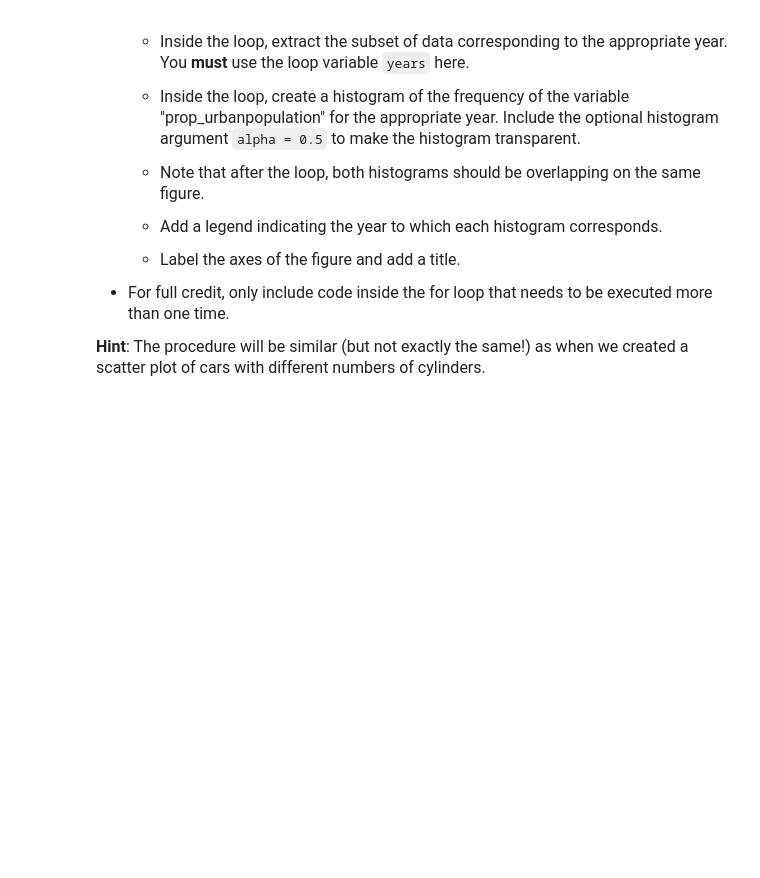
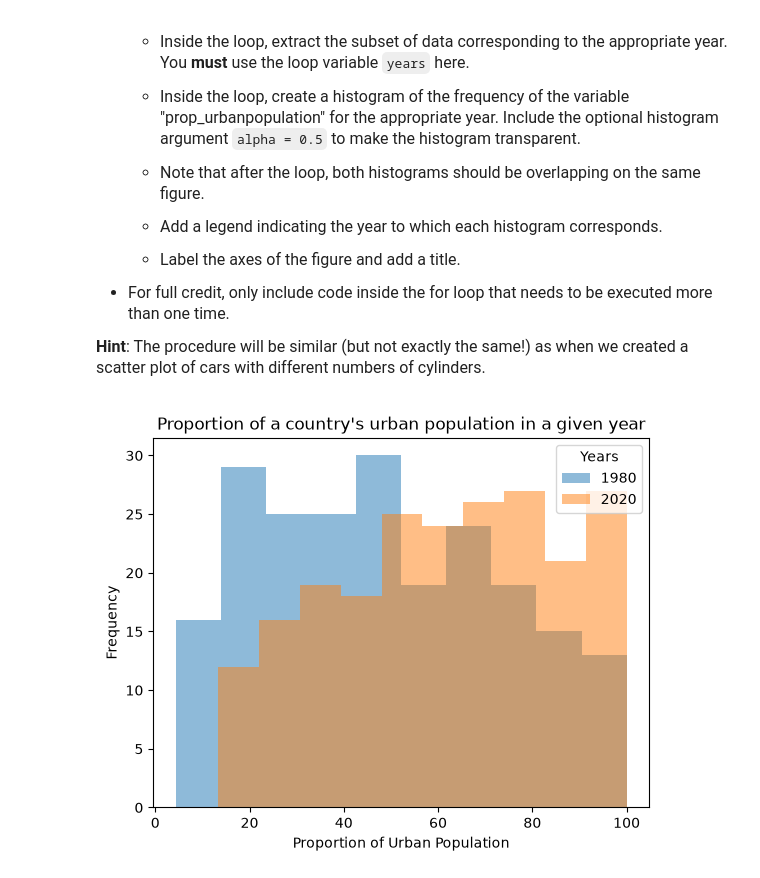
Before and after one commit to aashviagarwal/datasci151fall2026, a Jupyter notebook: _assignments/assignment_7/Assignment7.ipynb, the cells around one changed output. Cells and saved outputs as stored; diff of their text form; code cells hidden in the pictures; blank space fills up the shorter version.

```diff
--- a/_assignments/assignment_7/Assignment7.ipynb
+++ b/_assignments/assignment_7/Assignment7.ipynb
@@ -185,7 +185,17 @@ df_tall = player.query("`Height(in cm)` > @avg_height")
 # %%
 # Write your answer here:
 df = pd.DataFrame(pd.read_csv("data/wdi_urban.csv"))
 
 unique_years = pd.unique(df["year"])
 
 for years in unique_years:
+    sub_year = df.query("year == @years")
+    plt.hist(sub_year["prop_urbanpopulation"], alpha = 0.5)
+
+plt.legend(labels = unique_years , title = "Years")
+plt.xlabel("Proportion of Urban Population")
+plt.ylabel("Frequency")
+plt.title("Proportion of a country's urban population in a given year")
+plt.show()
+# %% [output]
+[figure, added]
```
Also changed, not shown: 2 other files.
